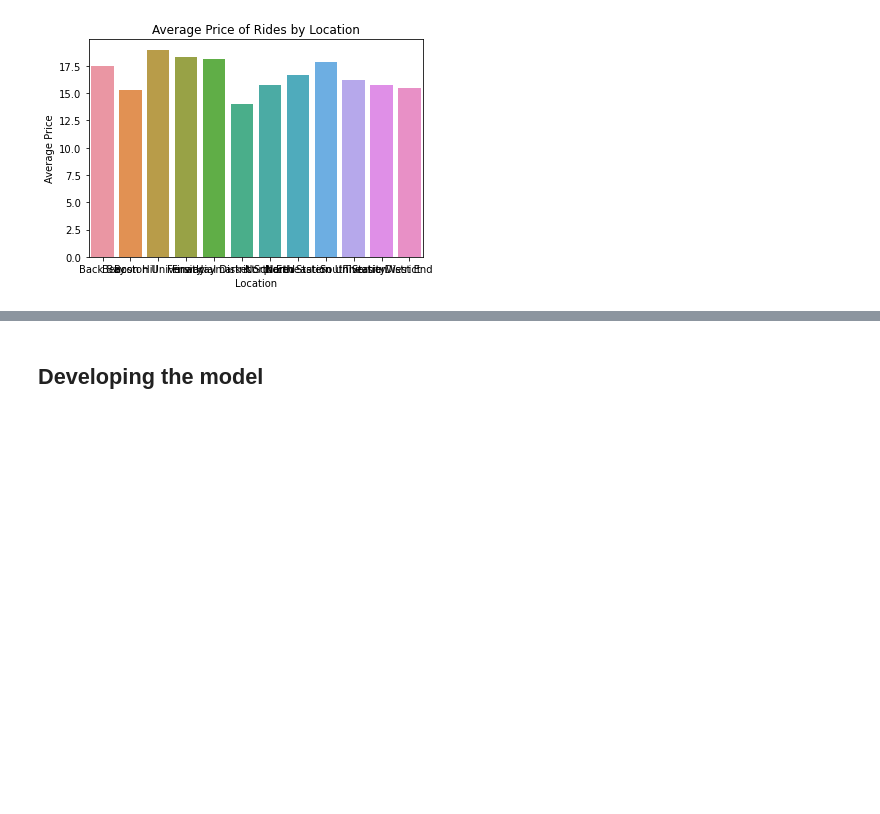
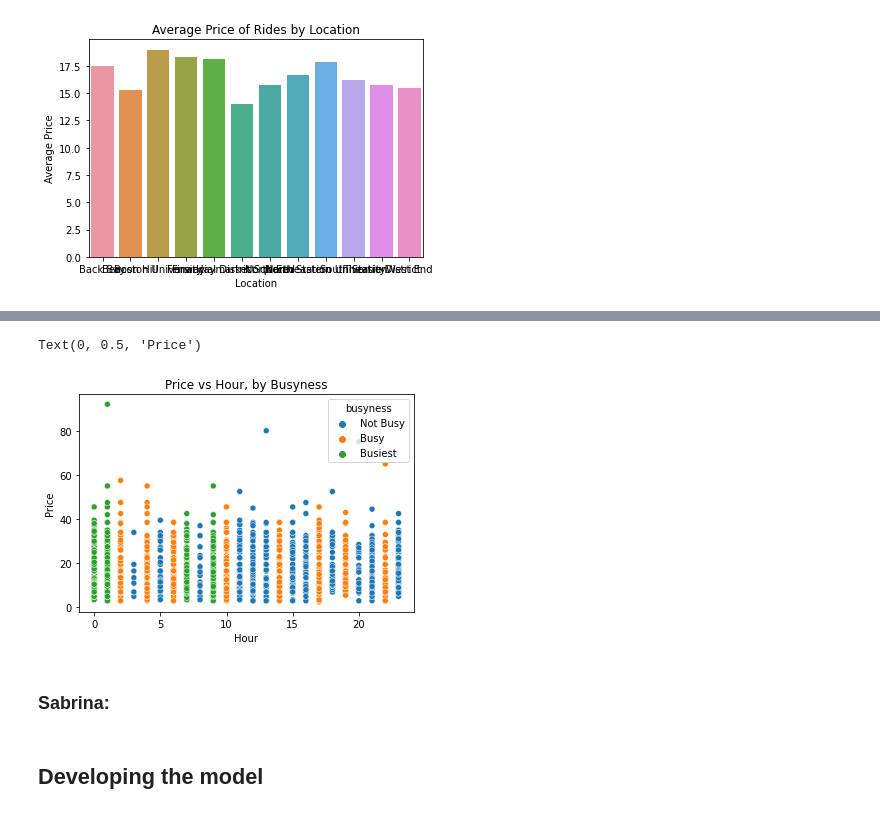
Before and after one commit to cndywu/TheYelpers, a Jupyter notebook: Project Code Template.ipynb, the cells around one changed output, grey strips where cells are left out. Cells and saved outputs as stored; diff of their text form; code cells hidden in the pictures; blank space fills up the shorter version.

```diff
--- a/Project Code Template.ipynb
+++ b/Project Code Template.ipynb
@@ -302,3 +304,15 @@ sns.boxplot(y='price', x='busyness', data=train)
+# %%
+#Another visualization to conifirm previous conclusion
+a = sns.scatterplot(data = train, x = 'hour', y = 'price', hue = 'busyness')
+plt.title('Price vs Hour, by Busyness')
+plt.xlabel('Hour')
+plt.ylabel('Price')
+#Again we can see that there is no significant difference in price by busyness of the hour
+# %% [output]
+Text(0, 0.5, 'Price')
+[figure, added]
+# %% [markdown]
+### Sabrina:
 # %% [markdown]
 ## Developing the model
 # %% [markdown]
```
Also changed, not shown: parts of 14 cells of this notebook.
